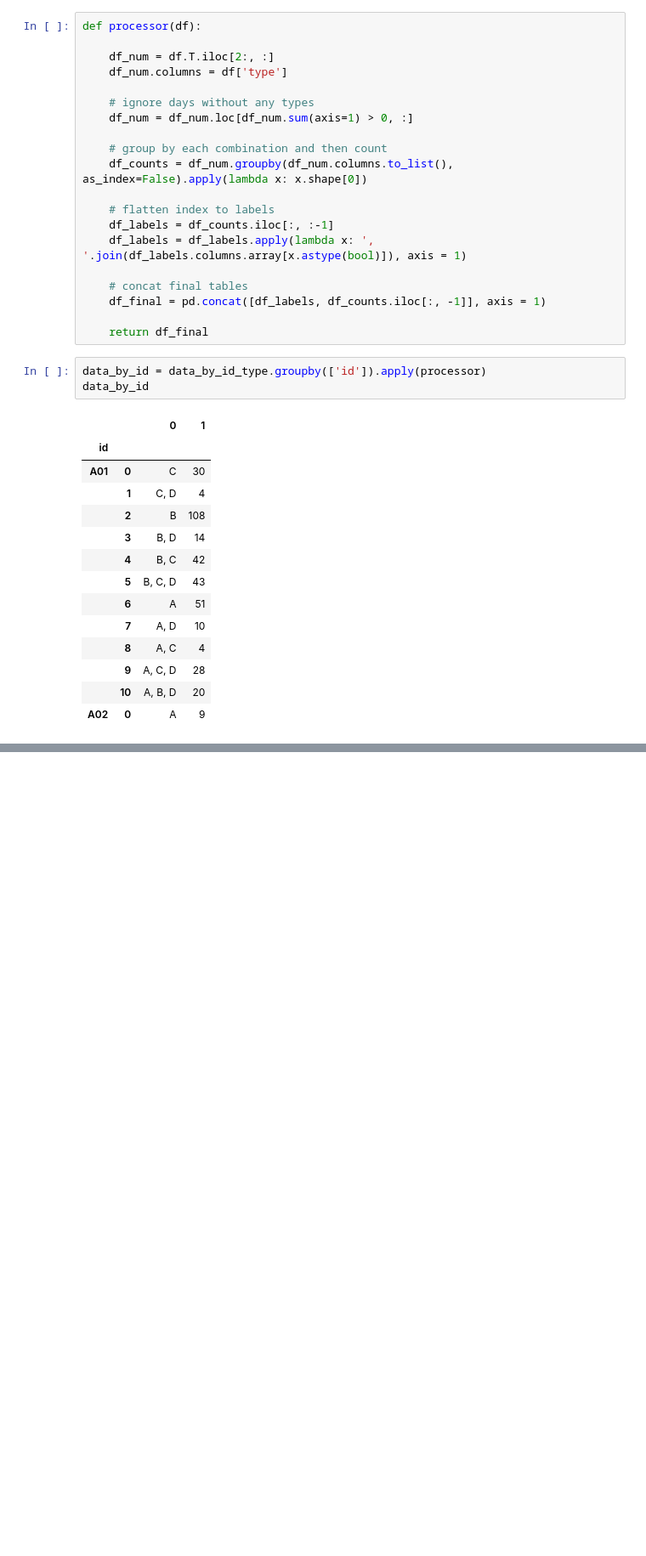
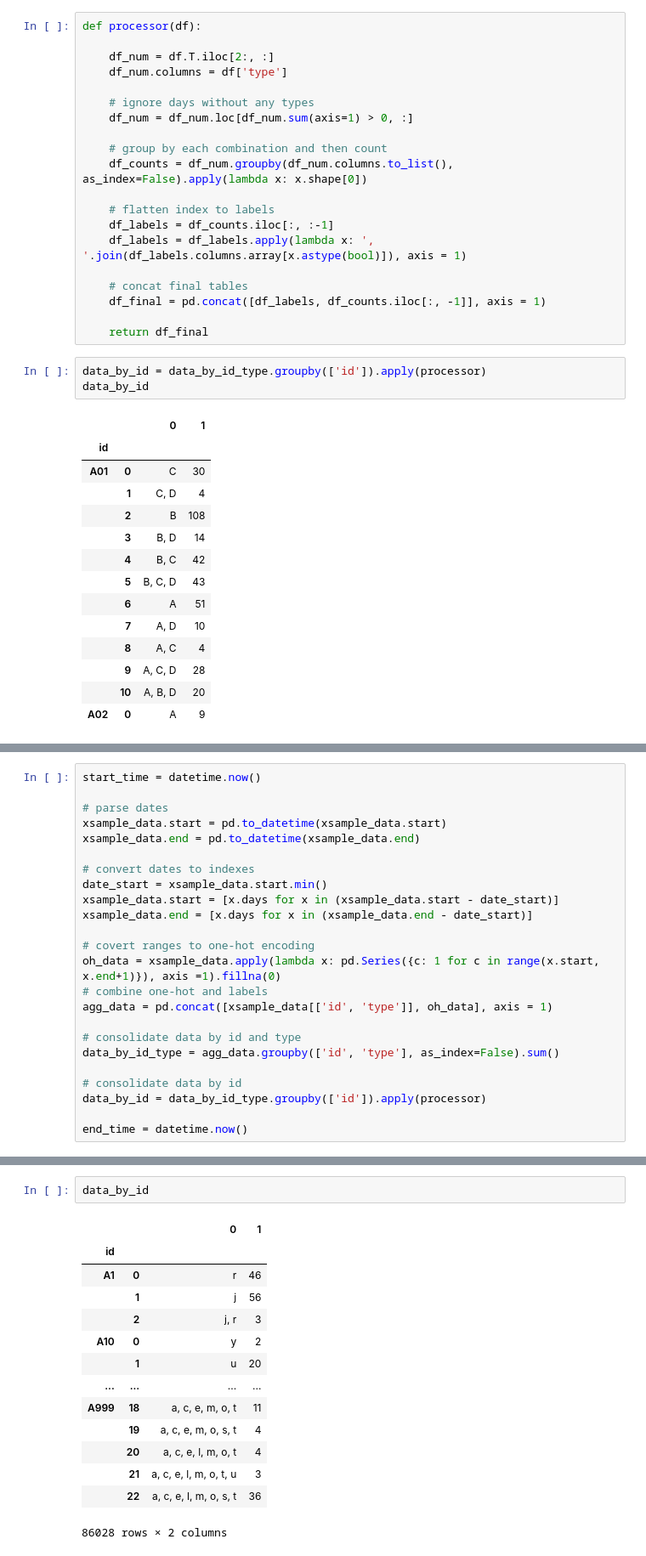
Before and after one commit to mcknote/random_stuff, a Jupyter notebook: pharma_counts/pharma_counts.ipynb, the cells around one changed output, grey strips where cells are left out. Shown at 85% size. Saved outputs shown, nothing was run; the diff lists cells and outputs as text; blank space fills up the shorter version.

```diff
--- a/pharma_counts/pharma_counts.ipynb
+++ b/pharma_counts/pharma_counts.ipynb
@@ -212,0 +265,24 @@ data_by_id
+# %%
+start_time = datetime.now()
+
+# parse dates
+xsample_data.start = pd.to_datetime(xsample_data.start)
+xsample_data.end = pd.to_datetime(xsample_data.end)
+
+# convert dates to indexes
+date_start = xsample_data.start.min()
+xsample_data.start = [x.days for x in (xsample_data.start - date_start)]
+xsample_data.end = [x.days for x in (xsample_data.end - date_start)]
+
+# covert ranges to one-hot encoding
+oh_data = xsample_data.apply(lambda x: pd.Series({c: 1 for c in range(x.start, x.end+1)}), axis =1).fillna(0)
+# combine one-hot and labels
+agg_data = pd.concat([xsample_data[['id', 'type']], oh_data], axis = 1)
+
+# consolidate data by id and type
+data_by_id_type = agg_data.groupby(['id', 'type'], as_index=False).sum()
+
+# consolidate data by id
+data_by_id = data_by_id_type.groupby(['id']).apply(processor)
+
+end_time = datetime.now()
@@ -212,0 +293,17 @@ data_by_id
+# %%
+data_by_id
+# %% [output]
+|  |  | 0 | 1 |
+| id |  |  |  |
+| A1 | 0 | r | 46 |
+|  | 1 | j | 56 |
+|  | 2 | j, r | 3 |
+| A10 | 0 | y | 2 |
+|  | 1 | u | 20 |
+| ... | ... | ... | ... |
+| A999 | 18 | a, c, e, m, o, t | 11 |
+|  | 19 | a, c, e, m, o, s, t | 4 |
+|  | 20 | a, c, e, l, m, o, t | 4 |
+|  | 21 | a, c, e, l, m, o, t, u | 3 |
+|  | 22 | a, c, e, l, m, o, s, t | 36 |
+86028 rows × 2 columns
```
Also changed, not shown: parts of 5 cells of this notebook.
